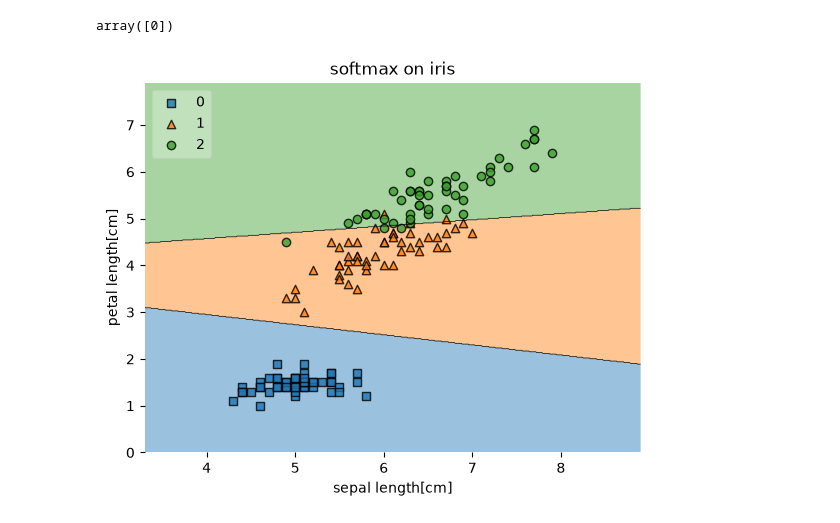
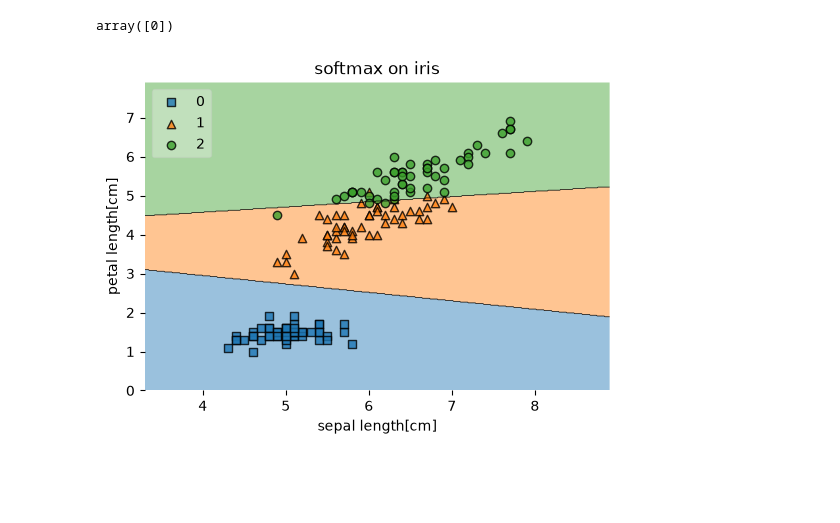
Before and after one commit to Mr-Mubasharali/ML-Journey, a Jupyter notebook: Machine Learning/Logistic Regression/softmax logistic regression.ipynb, the cells around one changed output. Drawn from its saved outputs; the diff is of its cells as text; code cells hidden in the pictures; blank space fills up the shorter version.

```diff
--- a/Machine Learning/Logistic Regression/softmax logistic regression.ipynb
+++ b/Machine Learning/Logistic Regression/softmax logistic regression.ipynb
@@ -79,10 +79,12 @@ model.predict(quary)
 # %% [output]
 array([0])
 # %%
-plot_decision_regions(x.values,y.values,clf=model,legend=2)
+fig=plt.figure(figsize=(6,4))
+ax=fig.subplots()
+plot_decision_regions(x.values,y.values,ax=ax,clf=model,legend=2)
 plt.xlabel('sepal length[cm]')
 plt.ylabel('petal length[cm]')
 plt.title('softmax on iris')
 plt.show()
 # %% [output]
-[figure, old version]
+[figure, new version]
```
Also changed, not shown: parts of 1 cell of this notebook.
